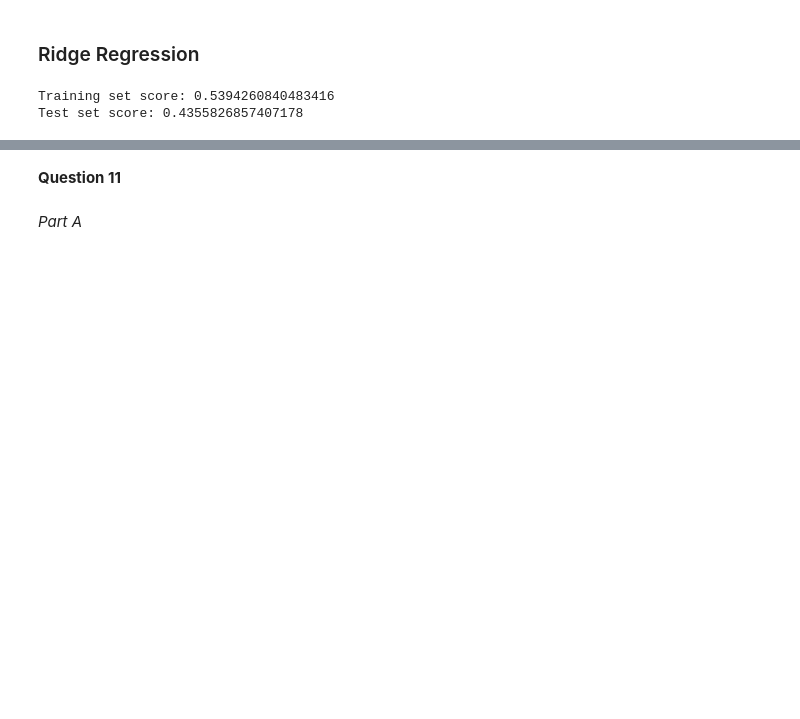
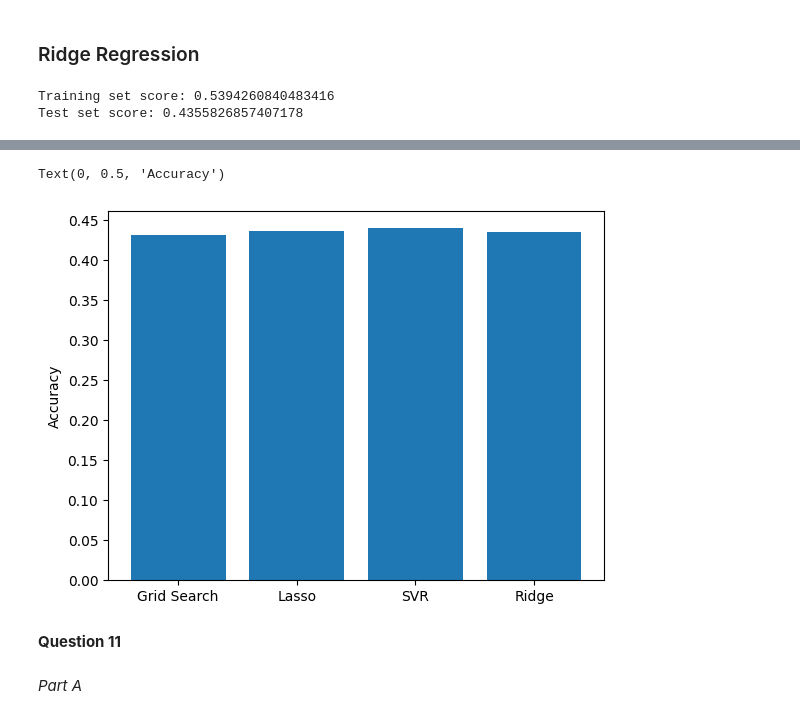
Before and after one commit to mbeps/Machine-Learning-Assignment-2, a Jupyter notebook: Assignment_2.ipynb, the cells around one changed output, grey strips where cells are left out. Cells and saved outputs as stored; diff of their text form; code cells hidden in the pictures; blank space fills up the shorter version.

Commit message:
Added graph comparing regression algos

```diff
--- a/Assignment_2.ipynb
+++ b/Assignment_2.ipynb
@@ -317,3 +326,10 @@ Test set score: 0.4355826857407178
+# %%
+plt.bar(['Grid Search', 'Lasso', 'SVR', 'Ridge'], [grid.score(X_test_scaled, y_test), lasso.score(X_test_scaled, y_test), svr.score(X_test_scaled, y_test), ridge.score(X_test, y_test)])
+plt.yticks(np.arange(0, 0.5, 0.05))
+plt.ylabel('Accuracy')
+# %% [output]
+Text(0, 0.5, 'Accuracy')
+[figure, added]
 # %% [markdown]
 **Question 11**
 # %% [markdown]
```
Also changed, not shown: parts of 2 cells of this notebook.
